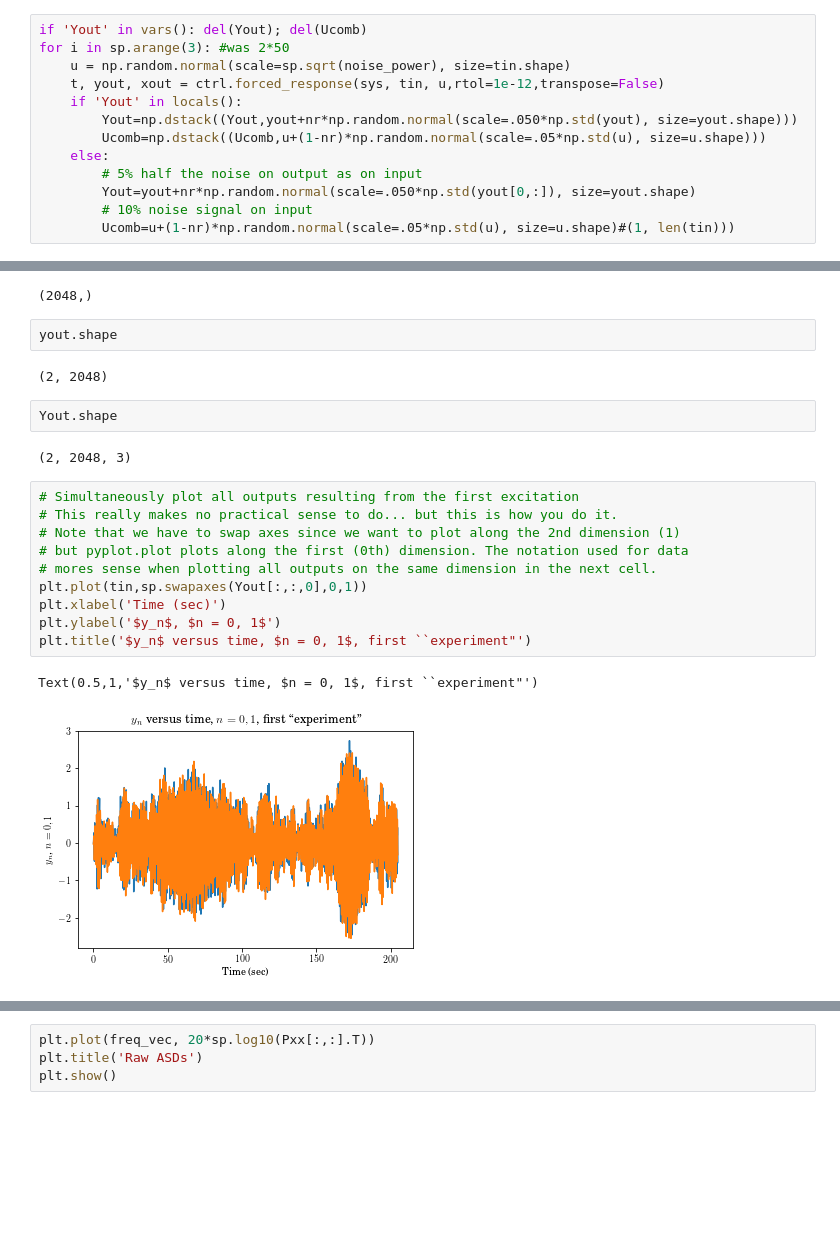
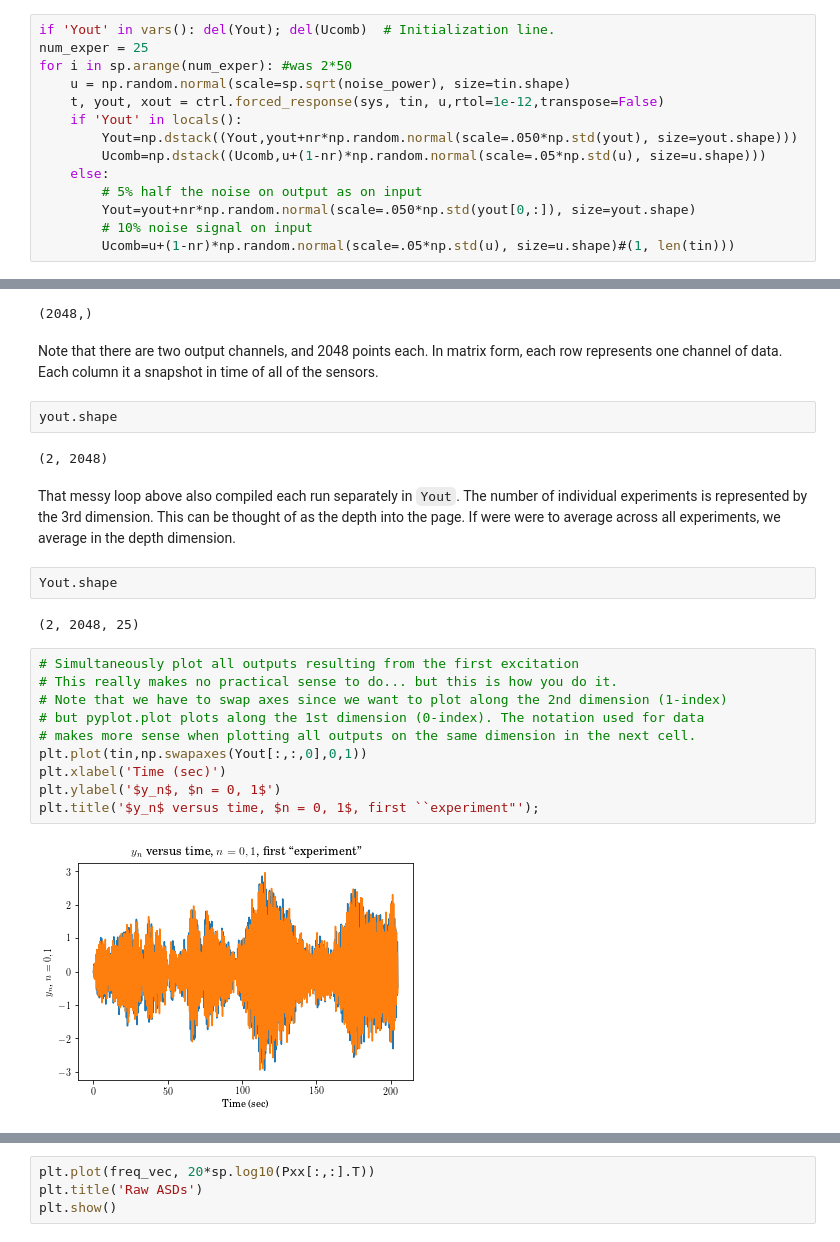
Before and after one commit to Vibration-Testing/vibrationtesting, a Jupyter notebook: docs/tutorial/Notebooks/Signal.ipynb, the cells around one changed output, grey strips where cells are left out. Cells and saved outputs as stored; diff of their text form; blank space fills up the shorter version.

```diff
--- a/docs/tutorial/Notebooks/Signal.ipynb
+++ b/docs/tutorial/Notebooks/Signal.ipynb
@@ -29,6 +30,7 @@ nr=.5   # 0 is all noise on input
 # %%
-if 'Yout' in vars(): del(Yout); del(Ucomb)
-for i in sp.arange(3): #was 2*50
+if 'Yout' in vars(): del(Yout); del(Ucomb)  # Initialization line.
+num_exper = 25
+for i in sp.arange(num_exper): #was 2*50
     u = np.random.normal(scale=sp.sqrt(noise_power), size=tin.shape)
     t, yout, xout = ctrl.forced_response(sys, tin, u,rtol=1e-12,transpose=False)
     if 'Yout' in locals():
@@ -43,25 +47,28 @@ for i in sp.arange(3): #was 2*50
 tin.shape
 # %% [output]
 (2048,)
+# %% [markdown]
+Note that there are two output channels, and 2048 points each. In matrix form, each row represents one channel of data. Each column it a snapshot in time of all of the sensors.
 # %%
 yout.shape
 # %% [output]
 (2, 2048)
+# %% [markdown]
+That messy loop above also compiled each run separately in `Yout`. The number of individual experiments is represented by the 3rd dimension. This can be thought of as the depth into the page. If were were to average across all experiments, we average in the depth dimension.
 # %%
 Yout.shape
 # %% [output]
-(2, 2048, 3)
+(2, 2048, 25)
 # %%
 # Simultaneously plot all outputs resulting from the first excitation
 # This really makes no practical sense to do... but this is how you do it.
-# Note that we have to swap axes since we want to plot along the 2nd dimension (1)
-# but pyplot.plot plots along the first (0th) dimension. The notation used for data
-# mores sense when plotting all outputs on the same dimension in the next cell.
-plt.plot(tin,sp.swapaxes(Yout[:,:,0],0,1))
+# Note that we have to swap axes since we want to plot along the 2nd dimension (1-index)
+# but pyplot.plot plots along the 1st dimension (0-index). The notation used for data
+# makes more sense when plotting all outputs on the same dimension in the next cell.
+plt.plot(tin,np.swapaxes(Yout[:,:,0],0,1))
 plt.xlabel('Time (sec)')
 plt.ylabel('$y_n$, $n = 0, 1$')
-plt.title('$y_n$ versus time, $n = 0, 1$, first ``experiment"')
+plt.title('$y_n$ versus time, $n = 0, 1$, first ``experiment"');
 # %% [output]
-Text(0.5,1,'$y_n$ versus time, $n = 0, 1$, first ``experiment"')
-[figure, old version]
+[figure, new version]
 # %%
```
Also changed, not shown: parts of 69 cells of this notebook.
